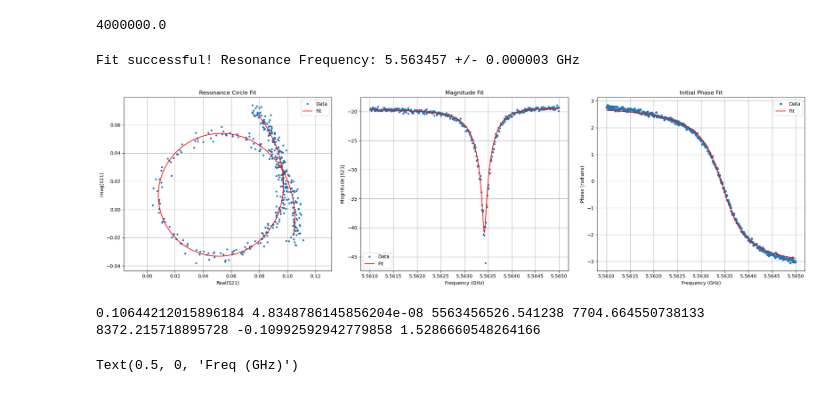
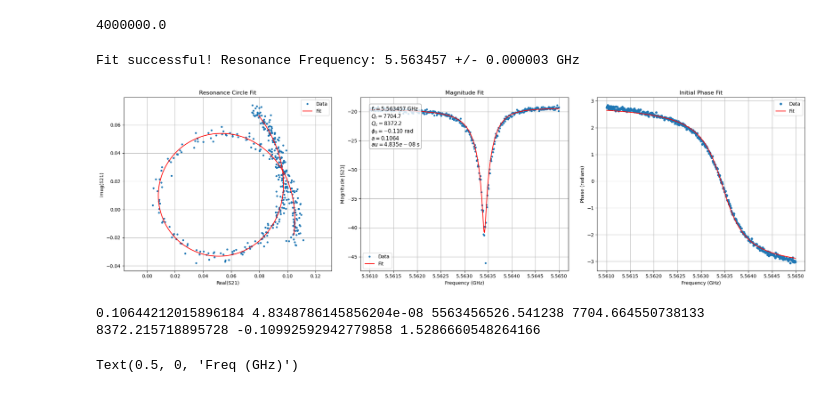
Before and after one commit to QTSF-Mines/Microwave-Multiplexing, a Jupyter notebook: resonator_fitting/NIST_resonators_Mines/NIST_umux.ipynb, the cells around one changed output. Drawn from its saved outputs; the diff is of its cells as text; code cells hidden in the pictures.

```diff
--- a/resonator_fitting/NIST_resonators_Mines/NIST_umux.ipynb
+++ b/resonator_fitting/NIST_resonators_Mines/NIST_umux.ipynb
@@ -70,11 +82,11 @@ print(f_max-f_min)
 # %%
 
 
-a_fine, tau_fine, fr_fine, Qr_fine, Qc_fine, phi0_fine, chi2 = rf.refined_fit(f_region, s21_region, tau, plot_mode='condensed', filename = None)
+a_fine, tau_fine, fr_fine, Qr_fine, Qc_fine, phi0_fine, chi2 = rf.refined_fit(f_region, s21_region, tau, plot_mode='condensed', filename = None, showdata=True)
 print(a_fine, tau_fine, fr_fine, Qr_fine, Qc_fine, phi0_fine, chi2)
 # %% [output]
 Fit successful! Resonance Frequency: 5.563457 +/- 0.000003 GHz
-[figure, old version]
+[figure, new version]
 0.10644212015896184 4.8348786145856204e-08 5563456526.541238 7704.664550738133 8372.215718895728 -0.10992592942779858 1.5286660548264166
 # %%
 f_start = 5.45e9
```
Also changed, not shown: parts of 4 cells of this notebook, 36 other files.
